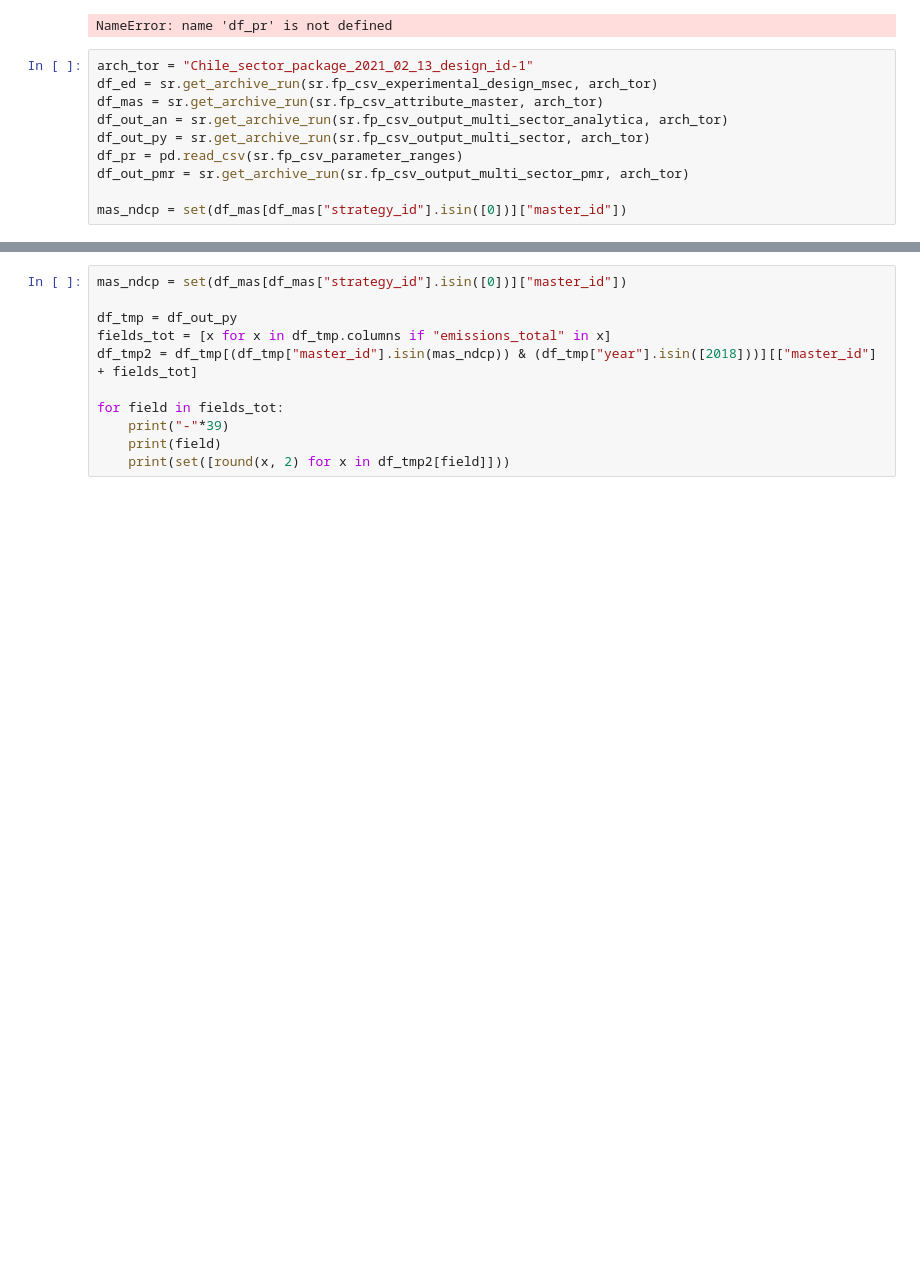
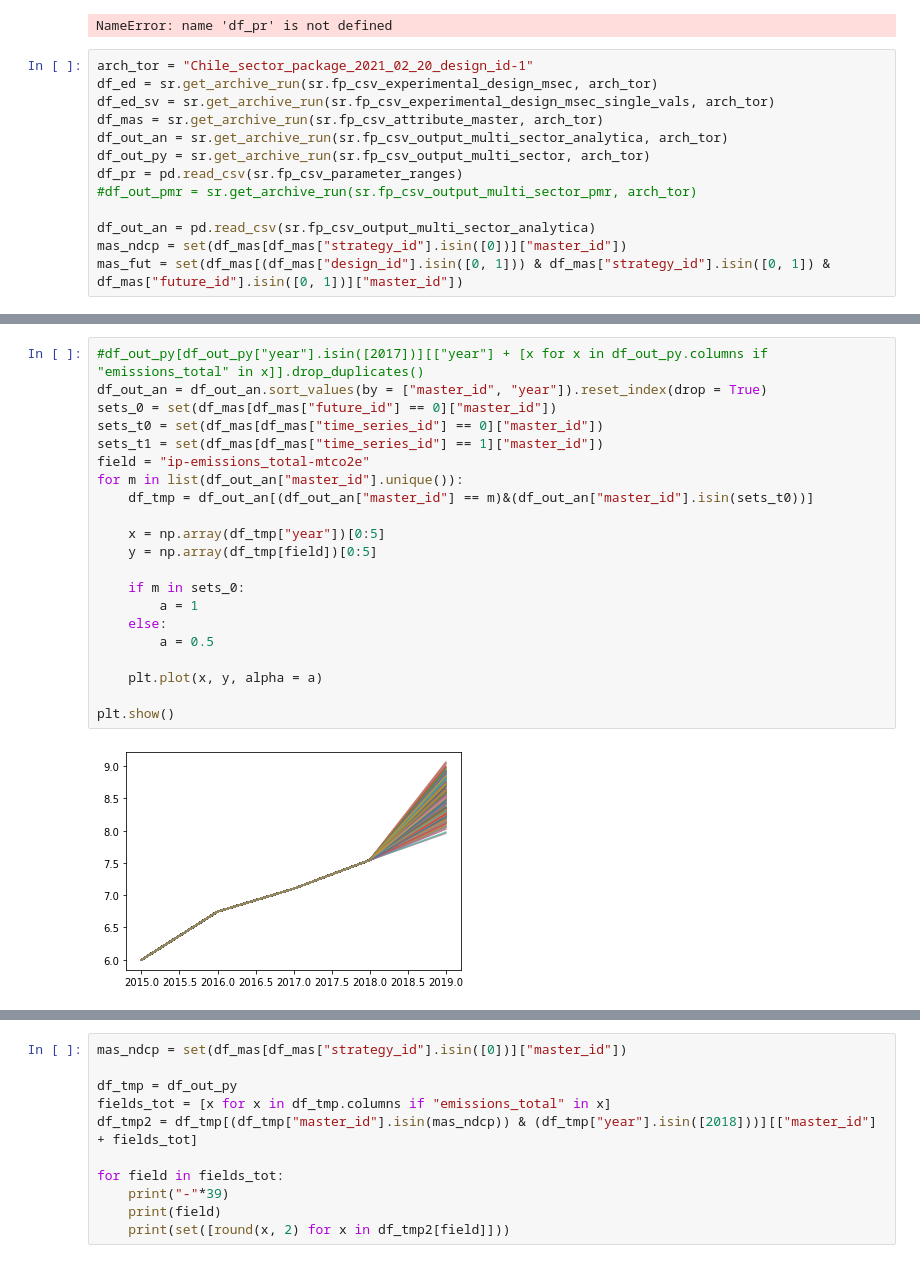
Before and after one commit to emolinaperez/MultiSector_LTS_Chile, a Jupyter notebook: python/integrate_designs_kluge_20210130.ipynb, the cells around one changed output, grey strips where cells are left out. Cells and saved outputs as stored; diff of their text form; blank space fills up the shorter version.

```diff
--- a/python/integrate_designs_kluge_20210130.ipynb
+++ b/python/integrate_designs_kluge_20210130.ipynb
@@ -483,12 +473,15 @@ dfm
 # %% [output]
 NameError: name 'df_pr' is not defined
 # %%
-arch_tor = "Chile_sector_package_2021_02_13_design_id-1"
+arch_tor = "Chile_sector_package_2021_02_20_design_id-1"
 df_ed = sr.get_archive_run(sr.fp_csv_experimental_design_msec, arch_tor)
+df_ed_sv = sr.get_archive_run(sr.fp_csv_experimental_design_msec_single_vals, arch_tor)
 df_mas = sr.get_archive_run(sr.fp_csv_attribute_master, arch_tor)
 df_out_an = sr.get_archive_run(sr.fp_csv_output_multi_sector_analytica, arch_tor)
 df_out_py = sr.get_archive_run(sr.fp_csv_output_multi_sector, arch_tor)
 df_pr = pd.read_csv(sr.fp_csv_parameter_ranges)
-df_out_pmr = sr.get_archive_run(sr.fp_csv_output_multi_sector_pmr, arch_tor)
+#df_out_pmr = sr.get_archive_run(sr.fp_csv_output_multi_sector_pmr, arch_tor)
 
+df_out_an = pd.read_csv(sr.fp_csv_output_multi_sector_analytica)
 mas_ndcp = set(df_mas[df_mas["strategy_id"].isin([0])]["master_id"])
+mas_fut = set(df_mas[(df_mas["design_id"].isin([0, 1])) & df_mas["strategy_id"].isin([0, 1]) & df_mas["future_id"].isin([0, 1])]["master_id"])
@@ -494,0 +499,23 @@ mas_ndcp = set(df_mas[df_mas["strategy_id"].isin([0])]["master_id"])
+# %%
+#df_out_py[df_out_py["year"].isin([2017])][["year"] + [x for x in df_out_py.columns if "emissions_total" in x]].drop_duplicates()
+df_out_an = df_out_an.sort_values(by = ["master_id", "year"]).reset_index(drop = True)
+sets_0 = set(df_mas[df_mas["future_id"] == 0]["master_id"])
+sets_t0 = set(df_mas[df_mas["time_series_id"] == 0]["master_id"])
+sets_t1 = set(df_mas[df_mas["time_series_id"] == 1]["master_id"])
+field = "ip-emissions_total-mtco2e"
+for m in list(df_out_an["master_id"].unique()):
+    df_tmp = df_out_an[(df_out_an["master_id"] == m)&(df_out_an["master_id"].isin(sets_t0))]
+
+    x = np.array(df_tmp["year"])[0:5]
+    y = np.array(df_tmp[field])[0:5]
+
+    if m in sets_0:
+        a = 1
+    else:
+        a = 0.5
+
+    plt.plot(x, y, alpha = a)
+
+plt.show()
+# %% [output]
+[figure, added]
```
Also changed, not shown: parts of 16 cells of this notebook, 7 other files.
